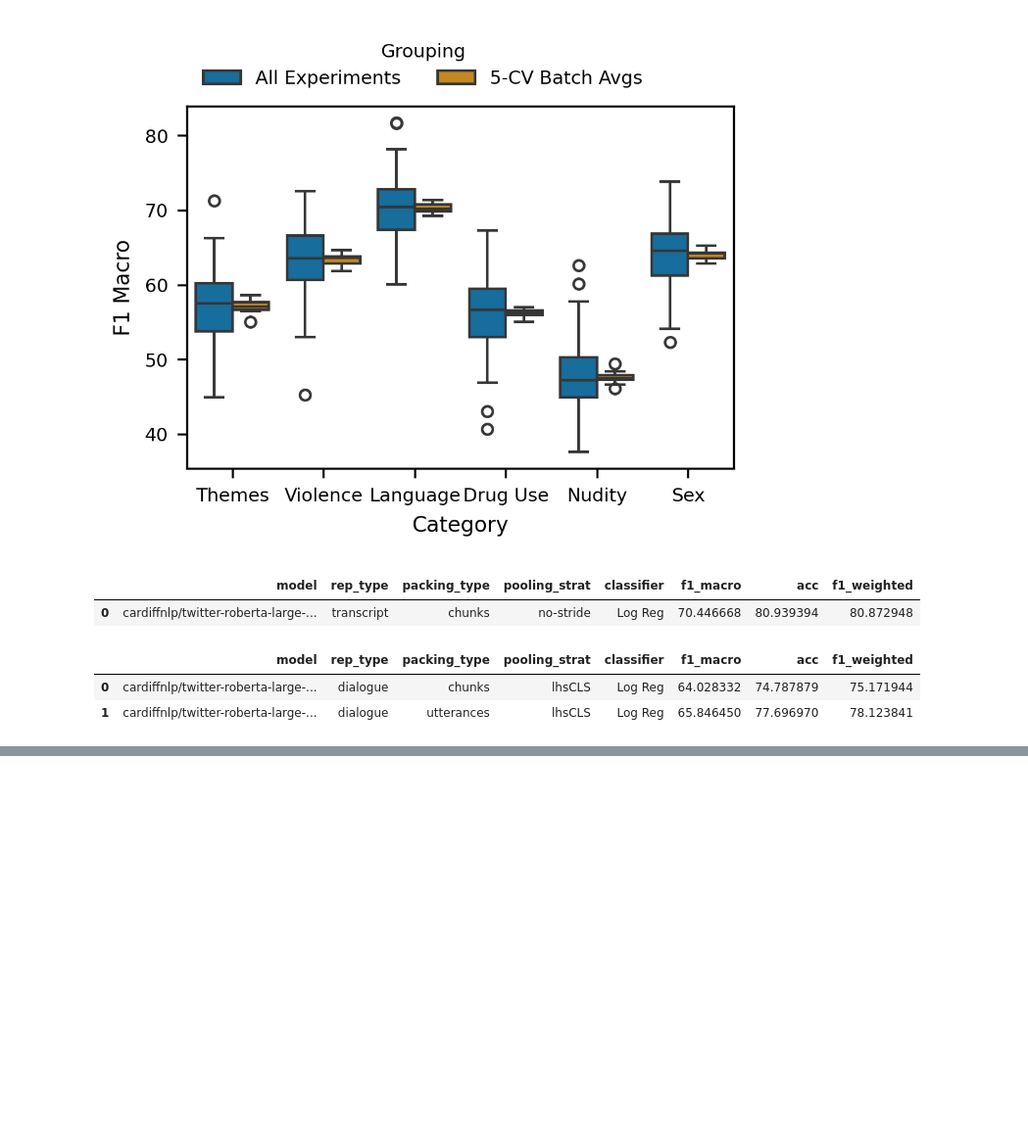
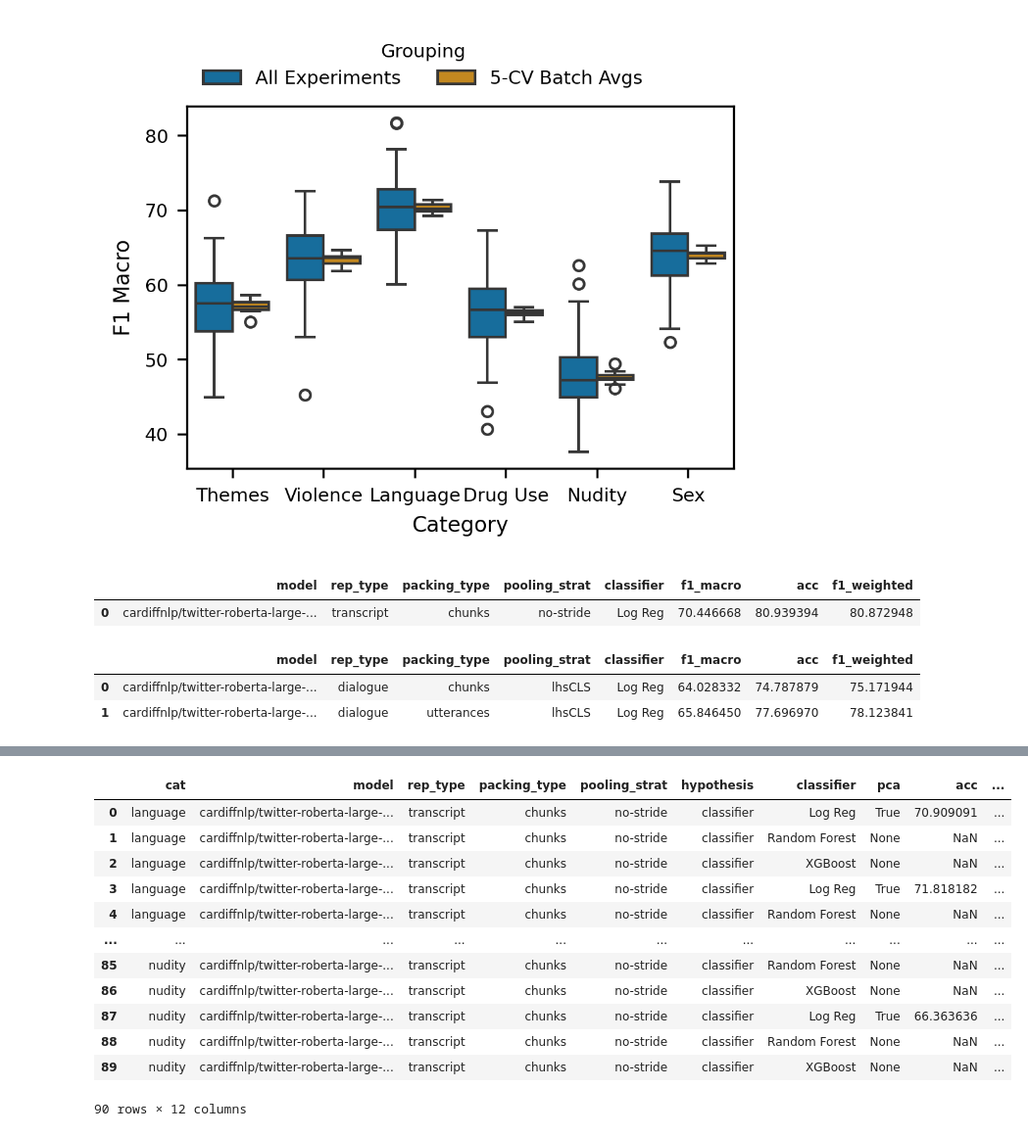
Before and after one commit to sydney-machine-learning/audiodescription-abusedetection, a Jupyter notebook: 03_model_architecture_exploration.ipynb, the cells around one changed output, grey strips where cells are left out. Shown at 98% size. Saved outputs shown, nothing was run; the diff lists cells and outputs as text; code cells hidden in the pictures; blank space fills up the shorter version.

Commit message:
Add weak localisation and classifier comparison for thesis submission

```diff
--- a/03_model_architecture_exploration.ipynb
+++ b/03_model_architecture_exploration.ipynb
@@ -462,0 +565,16 @@ overall_ratings_df
+# %%
+pd.read_parquet(os.path.join(md.results_dir, 'sem_rep_metrics-classifier.parquet'))
+# %% [output]
+|  | cat | model | rep_type | packing_type | pooling_strat | hypothesis | classifier | pca | acc | ... |
+| 0 | language | cardiffnlp/twitter-roberta-large-... | transcript | chunks | no-stride | classifier | Log Reg | True | 70.909091 | ... |
+| 1 | language | cardiffnlp/twitter-roberta-large-... | transcript | chunks | no-stride | classifier | Random Forest | None | NaN | ... |
+| 2 | language | cardiffnlp/twitter-roberta-large-... | transcript | chunks | no-stride | classifier | XGBoost | None | NaN | ... |
+| 3 | language | cardiffnlp/twitter-roberta-large-... | transcript | chunks | no-stride | classifier | Log Reg | True | 71.818182 | ... |
+| 4 | language | cardiffnlp/twitter-roberta-large-... | transcript | chunks | no-stride | classifier | Random Forest | None | NaN | ... |
+| ... | ... | ... | ... | ... | ... | ... | ... | ... | ... | ... |
+| 85 | nudity | cardiffnlp/twitter-roberta-large-... | transcript | chunks | no-stride | classifier | Random Forest | None | NaN | ... |
+| 86 | nudity | cardiffnlp/twitter-roberta-large-... | transcript | chunks | no-stride | classifier | XGBoost | None | NaN | ... |
+| 87 | nudity | cardiffnlp/twitter-roberta-large-... | transcript | chunks | no-stride | classifier | Log Reg | True | 66.363636 | ... |
+| 88 | nudity | cardiffnlp/twitter-roberta-large-... | transcript | chunks | no-stride | classifier | Random Forest | None | NaN | ... |
+| 89 | nudity | cardiffnlp/twitter-roberta-large-... | transcript | chunks | no-stride | classifier | XGBoost | None | NaN | ... |
+90 rows × 12 columns
```
Also changed, not shown: parts of 14 cells of this notebook, 3 other files.
